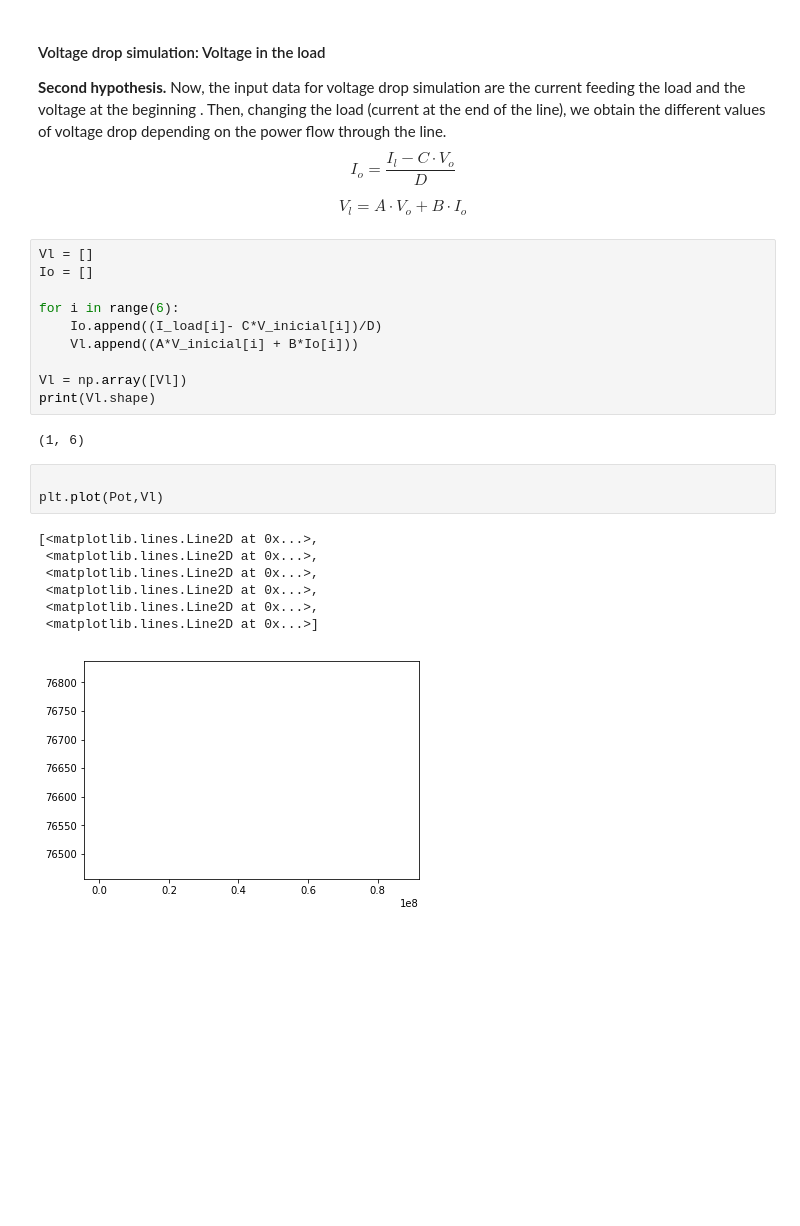
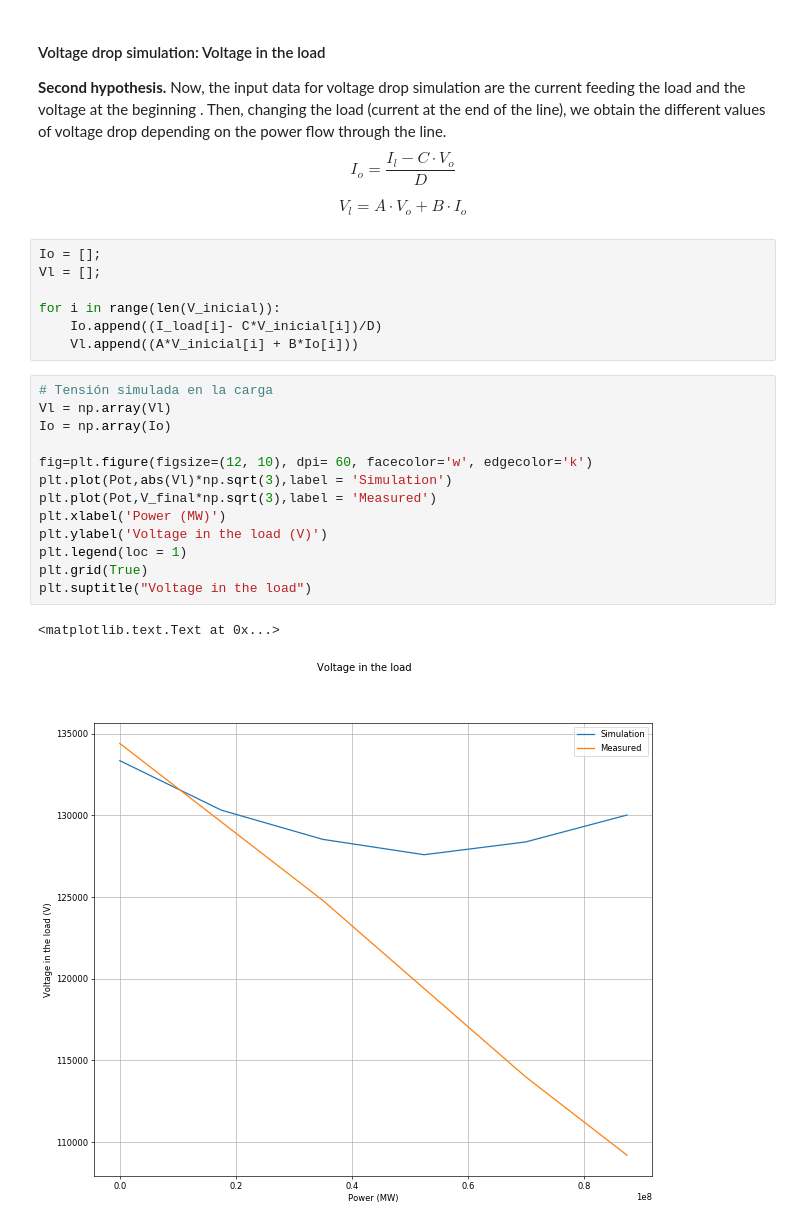
Before and after one commit to ElectricICAI/The-Challenge-of-Future-Energy-Systems, a Jupyter notebook: presentation.ipynb, the cells around one changed output. Saved outputs shown, nothing was run; the diff lists cells and outputs as text; blank space fills up the shorter version.

```diff
--- a/presentation.ipynb
+++ b/presentation.ipynb
@@ -298,25 +308,25 @@ $$I_o = \frac{I_l-C\cdot V_o}{D}$$
 
 $$V_l = A\cdot V_o + B\cdot I_o$$
 # %%
-Vl = []
-Io = []
+Io = [];
+Vl = [];
 
-for i in range(6):
+for i in range(len(V_inicial)):
     Io.append((I_load[i]- C*V_inicial[i])/D)
     Vl.append((A*V_inicial[i] + B*Io[i]))
-
-Vl = np.array([Vl])
-print(Vl.shape)
-# %% [output]
-(1, 6)
-# %%
-
-plt.plot(Pot,Vl)
-# %% [output]
-[<matplotlib.lines.Line2D at 0x...>,
- <matplotlib.lines.Line2D at 0x...>,
- <matplotlib.lines.Line2D at 0x...>,
- <matplotlib.lines.Line2D at 0x...>,
- <matplotlib.lines.Line2D at 0x...>,
- <matplotlib.lines.Line2D at 0x...>]
-[figure, removed]
+# %%
+# Tensión simulada en la carga
+Vl = np.array(Vl)
+Io = np.array(Io)
+
+fig=plt.figure(figsize=(12, 10), dpi= 60, facecolor='w', edgecolor='k')
+plt.plot(Pot,abs(Vl)*np.sqrt(3),label = 'Simulation')
+plt.plot(Pot,V_final*np.sqrt(3),label = 'Measured')
+plt.xlabel('Power (MW)')
+plt.ylabel('Voltage in the load (V)')
+plt.legend(loc = 1)
+plt.grid(True)
+plt.suptitle("Voltage in the load")
+# %% [output]
+<matplotlib.text.Text at 0x...>
+[figure, added]
```
Also changed, not shown: parts of 19 cells of this notebook.
